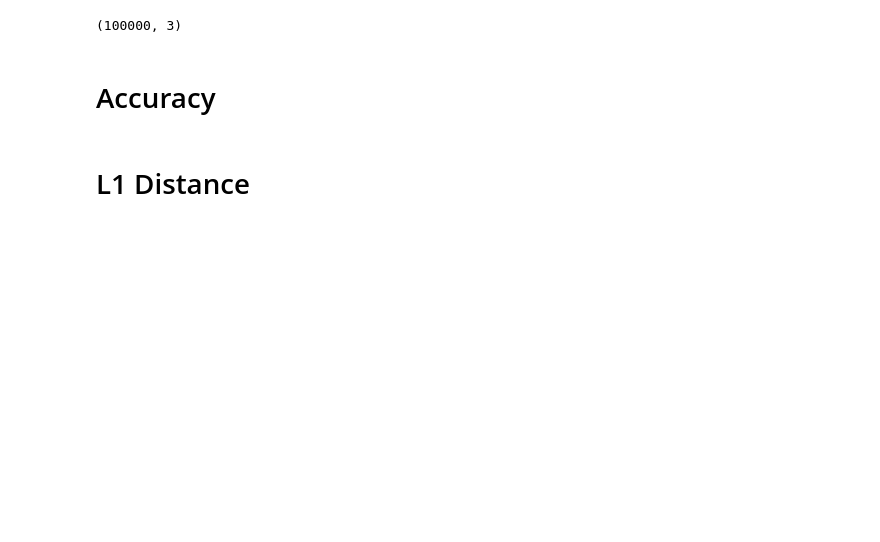
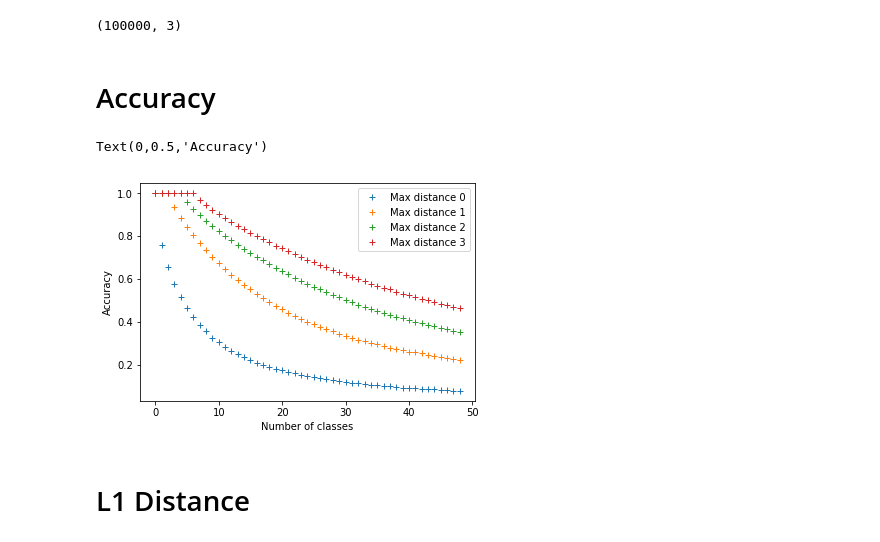
Before and after one commit to klasocha/HiggsCP, a Jupyter notebook: notebooks/Analyze_popts_regression.ipynb, the cells around one changed output. Drawn from its saved outputs; the diff is of its cells as text; code cells hidden in the pictures; blank space fills up the shorter version.

```diff
--- a/notebooks/Analyze_popts_regression.ipynb
+++ b/notebooks/Analyze_popts_regression.ipynb
@@ -14,7 +17,7 @@ calc_popts.shape
 # %% [output]
 (100000, 3)
 # %%
-def generate_predicted_classes(num_classes, popts):
+def calculate_classes_weights(num_classes, popts):
     classes = np.linspace(0, 2, num_classes) * np.pi
     data_len = popts.shape[0]
     weights = np.zeros((data_len, num_classes))
@@ -34,12 +37,12 @@ def calc_min_distances(pred_arg_maxs, calc_arg_maxs, num_class):
     return min_distances
 # %%
 def calculate_metrics(num_class, calc_popts, pred_popts):
-    calc_w = generate_predicted_classes(num_class, calc_popts)
-    preds_w = generate_predicted_classes(num_class, pred_popts)
-    #calc_w = calc_w / np.tile(np.reshape(np.sum(calc_w, axis=1), (-1, 1)), (1, num_class))
-    #preds_w = calc_w / np.tile(np.reshape(np.sum(preds_w, axis=1), (-1, 1)), (1, num_class))
+    calc_w = calculate_classes_weights(num_class, calc_popts)
+    preds_w = calculate_classes_weights(num_class, pred_popts)
     pred_arg_maxs = np.argmax(preds_w, axis=1)
     calc_arg_maxs = np.argmax(calc_w, axis=1)
+    calc_w = calc_w / np.tile(np.reshape(np.sum(calc_w, axis=1), (-1, 1)), (1, num_class))
+    preds_w = calc_w / np.tile(np.reshape(np.sum(preds_w, axis=1), (-1, 1)), (1, num_class))
     min_distances = calc_min_distances(pred_arg_maxs, calc_arg_maxs, num_class)
 
     acc0 = (np.abs(min_distances) <= 0).mean()
@@ -59,10 +64,16 @@ metrics = np.stack(metrics)
 # %% [markdown]
 # Accuracy
 # %%
-plt.plot(metrics[:, 0],'+')
-plt.plot(metrics[:, 1],'+')
-plt.plot(metrics[:, 2],'+')
-plt.plot(metrics[:, 3],'+')
+plt.plot(metrics[:, 0],'+', label='Max distance 0')
+plt.plot(metrics[:, 1],'+', label='Max distance 1')
+plt.plot(metrics[:, 2],'+', label='Max distance 2')
+plt.plot(metrics[:, 3],'+', label='Max distance 3')
+plt.legend(loc='upper right')
+plt.xlabel('Number of classes')
+plt.ylabel('Accuracy')
+# %% [output]
+Text(0,0.5,'Accuracy')
+[figure, added]
 # %% [markdown]
 # L1 Distance
 # %%
```
Also changed, not shown: parts of 12 cells of this notebook, 4 other files.
